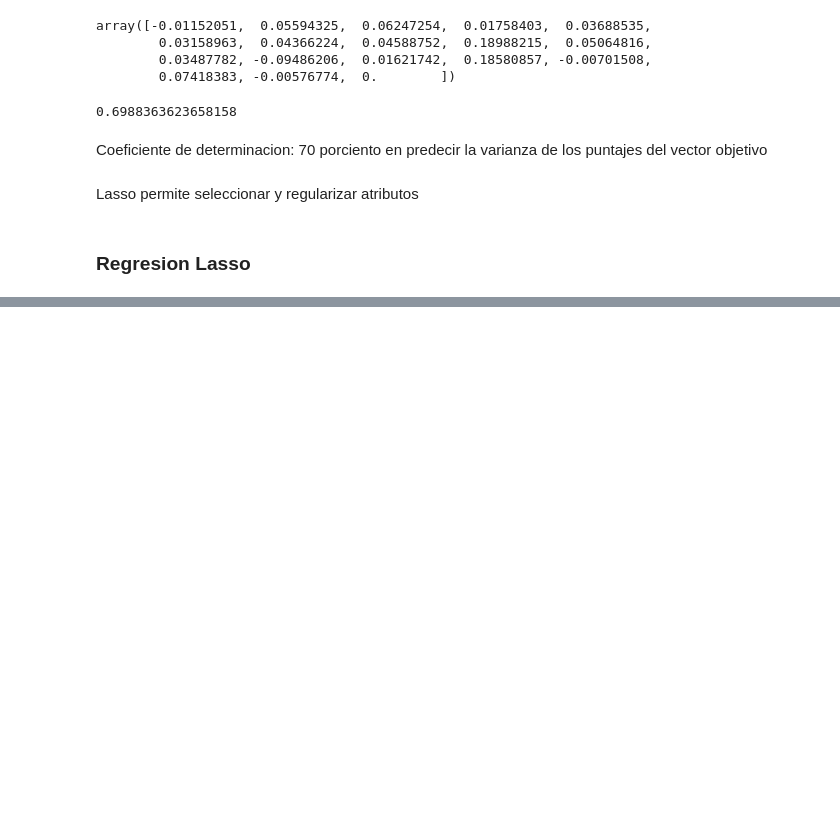
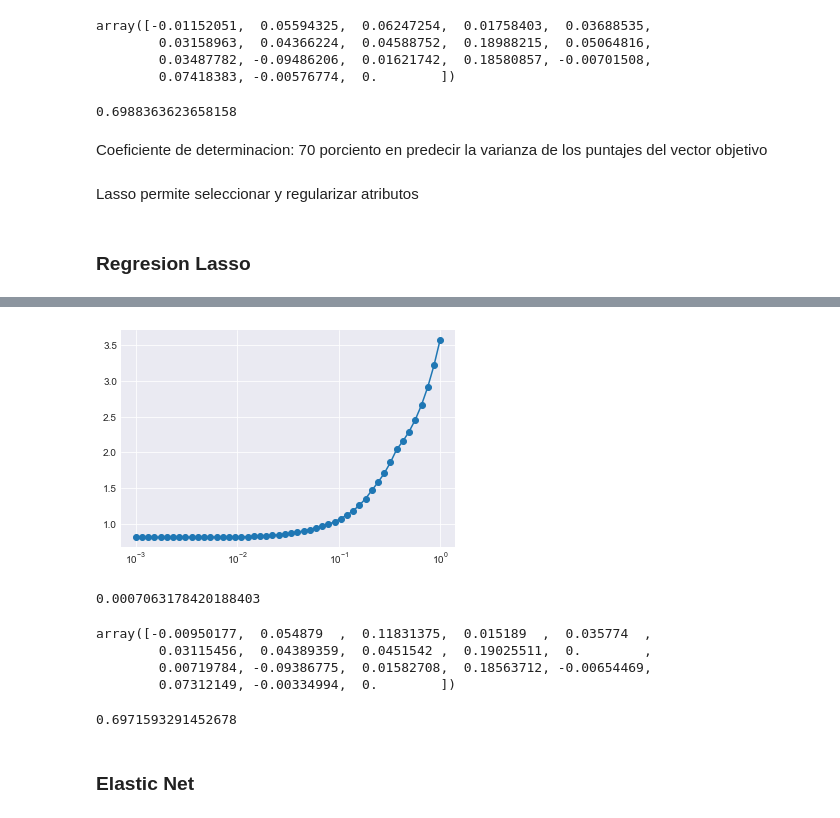
Before and after one commit to lporras/data-science-desafio, a Jupyter notebook: 3-modulo-machine-learning/regularización/Regularizacion.ipynb, the cells around one changed output, grey strips where cells are left out. Drawn from its saved outputs; the diff is of its cells as text; code cells hidden in the pictures; blank space fills up the shorter version.

```diff
--- a/3-modulo-machine-learning/regularización/Regularizacion.ipynb
+++ b/3-modulo-machine-learning/regularización/Regularizacion.ipynb
@@ -152,0 +153,6 @@ plt.legend(loc=1)
+# %%
+ax = plt.gca()
+plt.plot(alphas, np.sqrt(cv_err_lasso), 'o-')
+ax.set_xscale('log')
+# %% [output]
+[figure, added]
@@ -152,0 +162,17 @@ plt.legend(loc=1)
+# %%
+model_lasso.alpha_
+# %% [output]
+0.0007063178420188403
+# %%
+model_lasso.coef_
+# %% [output]
+array([-0.00950177,  0.054879  ,  0.11831375,  0.015189  ,  0.035774  ,
+        0.03115456,  0.04389359,  0.0451542 ,  0.19025511,  0.        ,
+        0.00719784, -0.09386775,  0.01582708,  0.18563712, -0.00654469,
+        0.07312149, -0.00334994,  0.        ])
+# %%
+print(r2_score(model_lasso.predict(X_test), y_test))
+# %% [output]
+0.6971593291452678
+# %% [markdown]
+### Elastic Net
```
Also changed, not shown: parts of 13 cells of this notebook, 3 other files.
